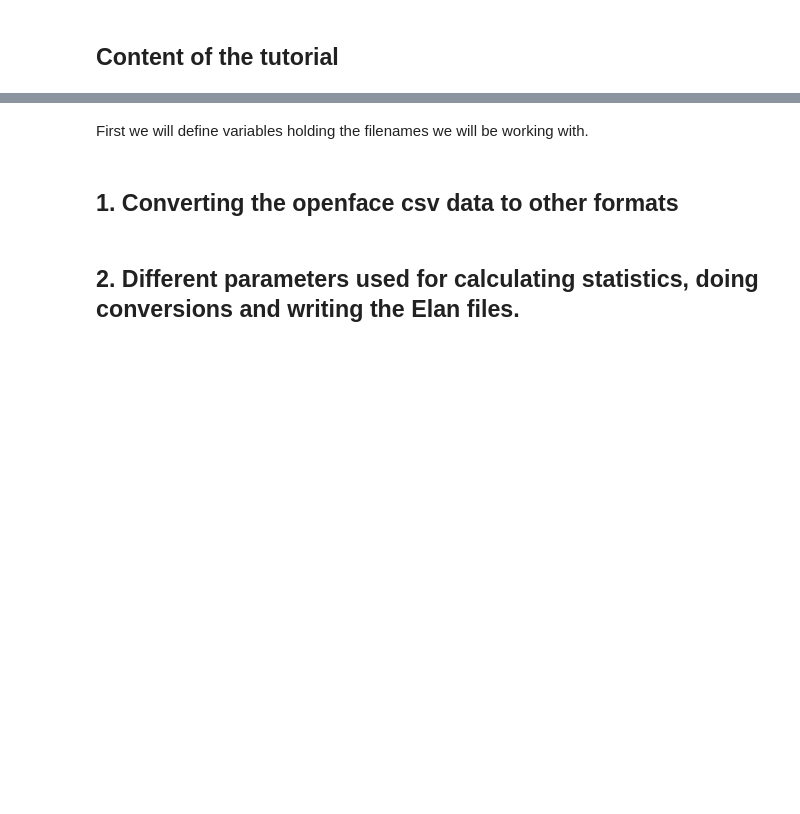
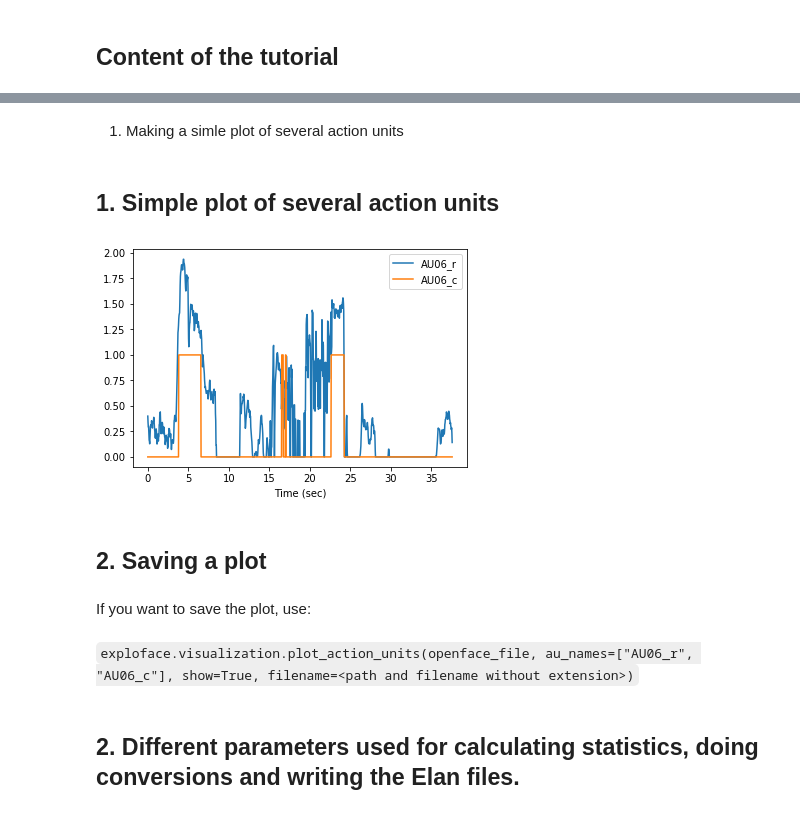
Before and after one commit to emrecdem/exploface, a Jupyter notebook: TUTORIALS/tutorial2.ipynb, the cells around one changed output, grey strips where cells are left out. Saved outputs shown, nothing was run; the diff lists cells and outputs as text; code cells hidden in the pictures; blank space fills up the shorter version.

Commit message:
Added a visualization module and a simple plot function. Also included a tutorials for this function.

````diff
--- a/TUTORIALS/tutorial2.ipynb
+++ b/TUTORIALS/tutorial2.ipynb
@@ -19,2 +16,0 @@ import exploface
-# %% [markdown]
-First we will define variables holding the filenames we will be working with.
@@ -25,5 +17,17 @@ dataframe_openface_output = pd.read_csv(openface_file,skipinitialspace=True )
-# %% [markdown]
-## 1. Converting the openface csv data to other formats
+# %% [markdown]
+1. Making a simle plot of several action units
+# %% [markdown]
+## 1. Simple plot of several action units
+# %%
+exploface.visualization.plot_action_units(openface_file, au_names=["AU06_r", "AU06_c"], show=True)
+# %% [output]
+[figure, added]
+# %% [markdown]
+## 2. Saving a plot
+# %% [markdown]
+If you want to save the plot, use:
+# %% [markdown]
+```exploface.visualization.plot_action_units(openface_file, au_names=["AU06_r", "AU06_c"], show=True, filename=<path and filename without extension>)```
 # %% [markdown]
 ## 2. Different parameters used for calculating statistics, doing conversions and writing the Elan files.
 # %% [markdown]
````
Also changed, not shown: parts of 8 cells of this notebook, 2 other files.
